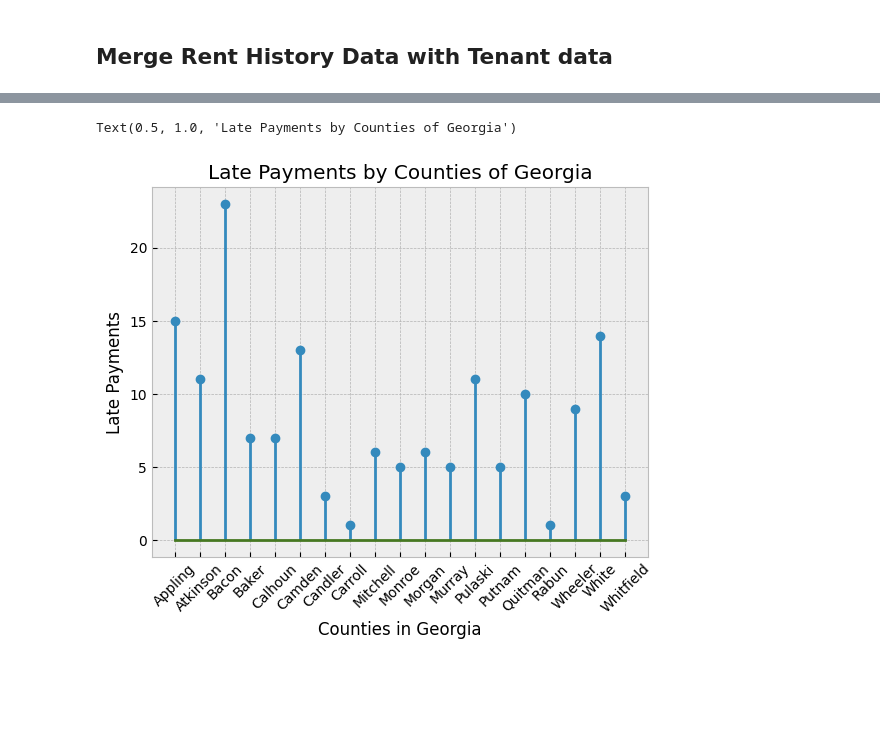
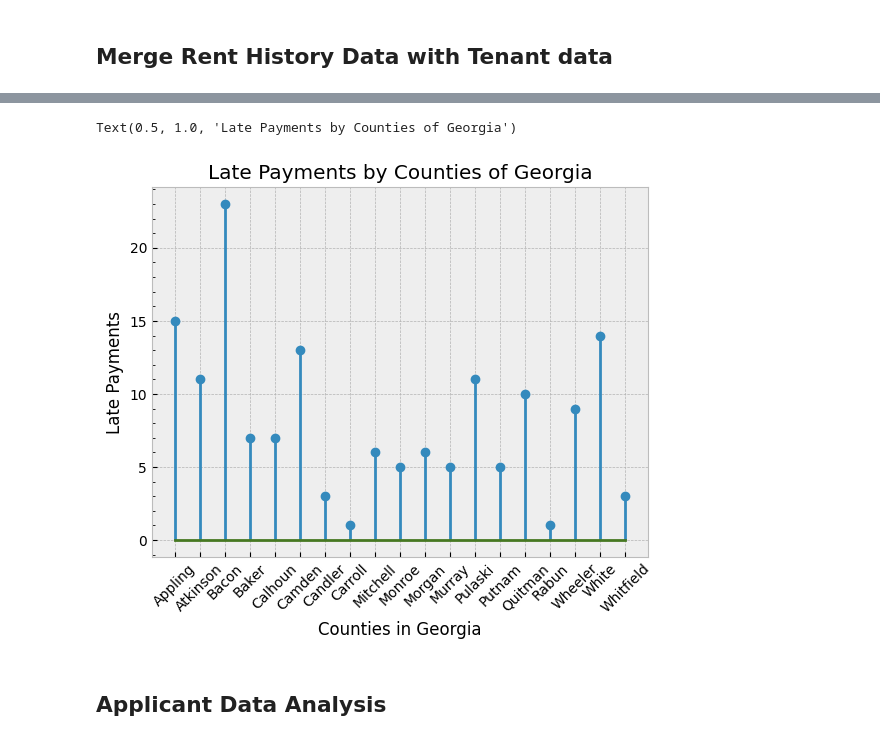
Before and after one commit to manu-raghuvanshi/SFR3-Case-Study, a Jupyter notebook: sfr3.ipynb, the cells around one changed output, grey strips where cells are left out. Cells and saved outputs as stored; diff of their text form; code cells hidden in the pictures; blank space fills up the shorter version.

Commit message:
Applicant Data

```diff
--- a/sfr3.ipynb
+++ b/sfr3.ipynb
@@ -354,19 +360,23 @@ Text(0.5, 1.0, 'Frequency of Late Payments by Tenant Screening Score')
 # %%
 # Calculate Frequency of Late Payments by Counties in Georgia
 late_Payment_by_county = tenant_rent_df[tenant_rent_df["Late_Payment"]=="Y"].groupby(["Counties"])["Late_Payment"].count()
 county = []
 late_payment_freq = []
 for index, freq in late_Payment_by_county.items():
     county.append(index)
     late_payment_freq.append(freq)
 
 fig, ax = plt.subplots()
 plt.style.use("bmh")
 plt.stem(county, late_payment_freq)
+ax.yaxis.set_minor_locator(AutoMinorLocator())
+# ax.yaxis.set_minor_formatter(ScalarFormatter())
 plt.xticks(rotation=45)
 plt.xlabel("Counties in Georgia")
 plt.ylabel("Late Payments")
 plt.title("Late Payments by Counties of Georgia")
 # %% [output]
 Text(0.5, 1.0, 'Late Payments by Counties of Georgia')
-[figure, old version]
+[figure, new version]
+# %% [markdown]
+## Applicant Data Analysis
```
Also changed, not shown: parts of 11 cells of this notebook, 2 other files.
